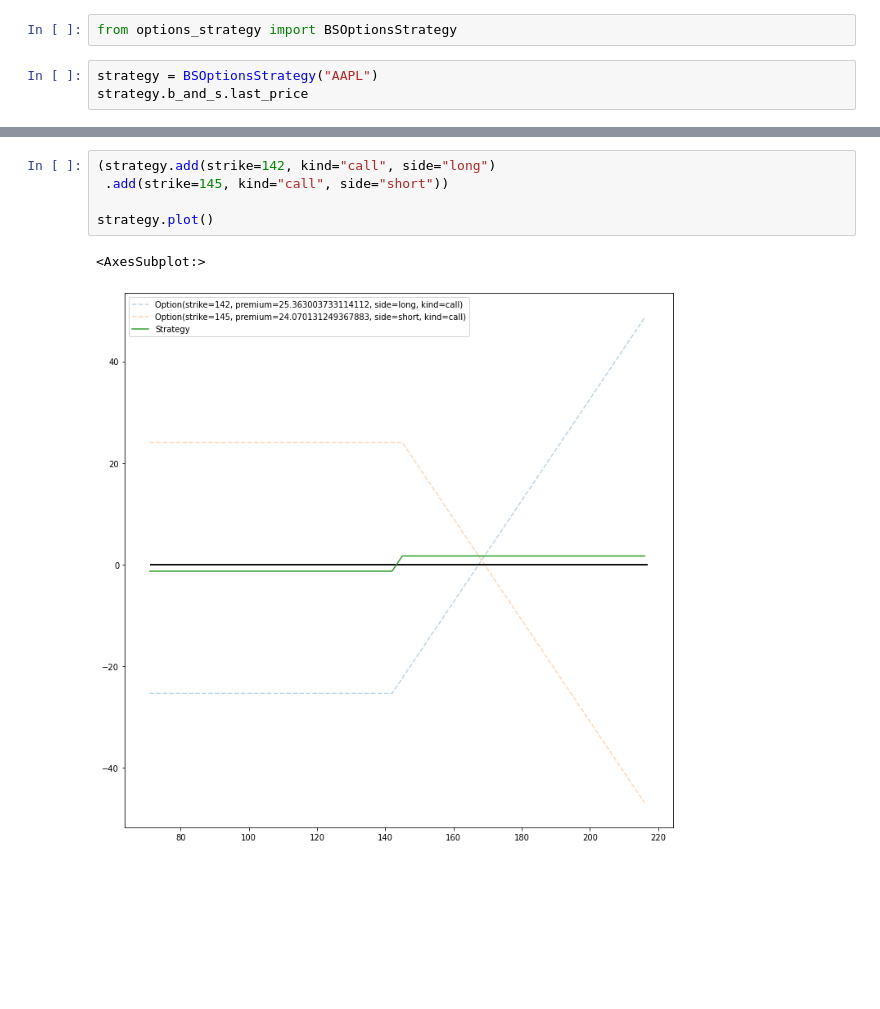
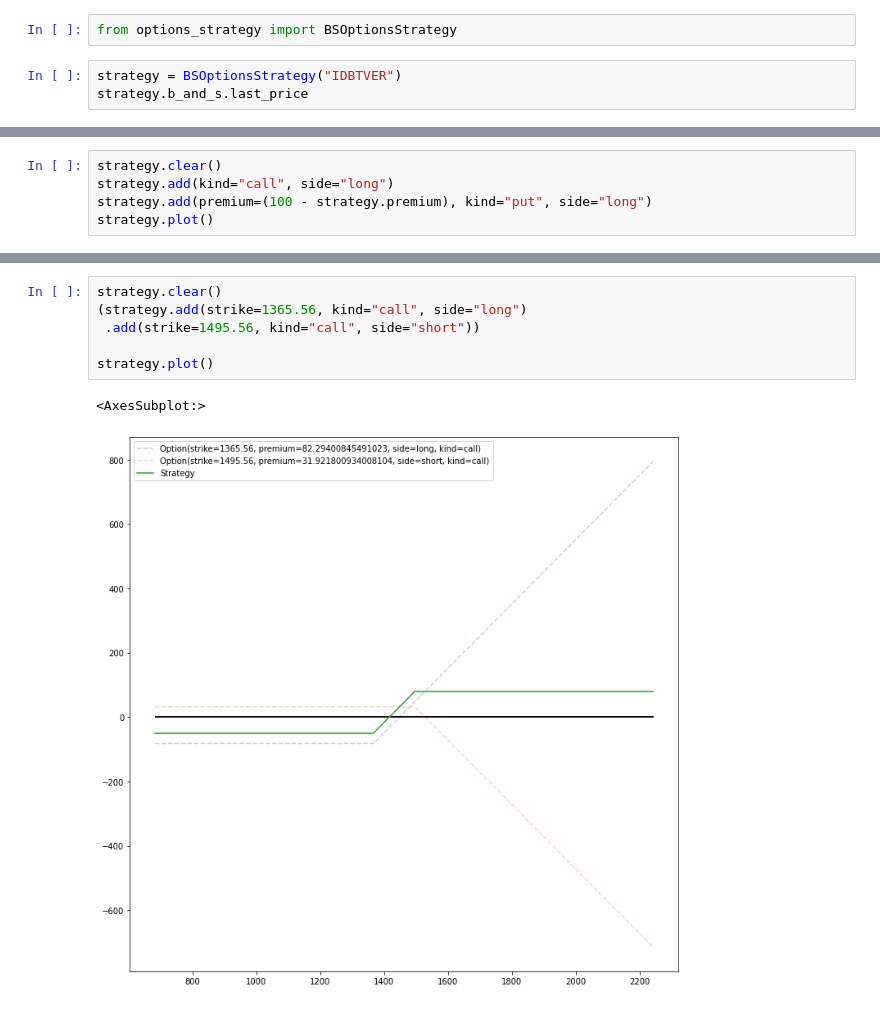
Before and after one commit to andyherfer/finance, a Jupyter notebook: options/demo.ipynb, the cells around one changed output, grey strips where cells are left out. Drawn from its saved outputs; the diff is of its cells as text; blank space fills up the shorter version.

```diff
--- a/options/demo.ipynb
+++ b/options/demo.ipynb
@@ -75,6 +77,6 @@ mc.display()
 # %%
 from options_strategy import BSOptionsStrategy
 # %%
-strategy = BSOptionsStrategy("AAPL")
+strategy = BSOptionsStrategy("IDBTVER")
 strategy.b_and_s.last_price
 # %% [output]
@@ -81,0 +84,5 @@ strategy.b_and_s.last_price
+# %%
+strategy.clear()
+strategy.add(kind="call", side="long")
+strategy.add(premium=(100 - strategy.premium), kind="put", side="long")
+strategy.plot()
@@ -82,8 +92,9 @@ strategy.b_and_s.last_price
 # %%
-(strategy.add(strike=142, kind="call", side="long")
- .add(strike=145, kind="call", side="short"))
+strategy.clear()
+(strategy.add(strike=1365.56, kind="call", side="long")
+ .add(strike=1495.56, kind="call", side="short"))
 
 strategy.plot()
 # %% [output]
 <AxesSubplot:>
-[figure, old version]
+[figure, new version]
```
Also changed, not shown: parts of 15 cells of this notebook, 4 other files.
